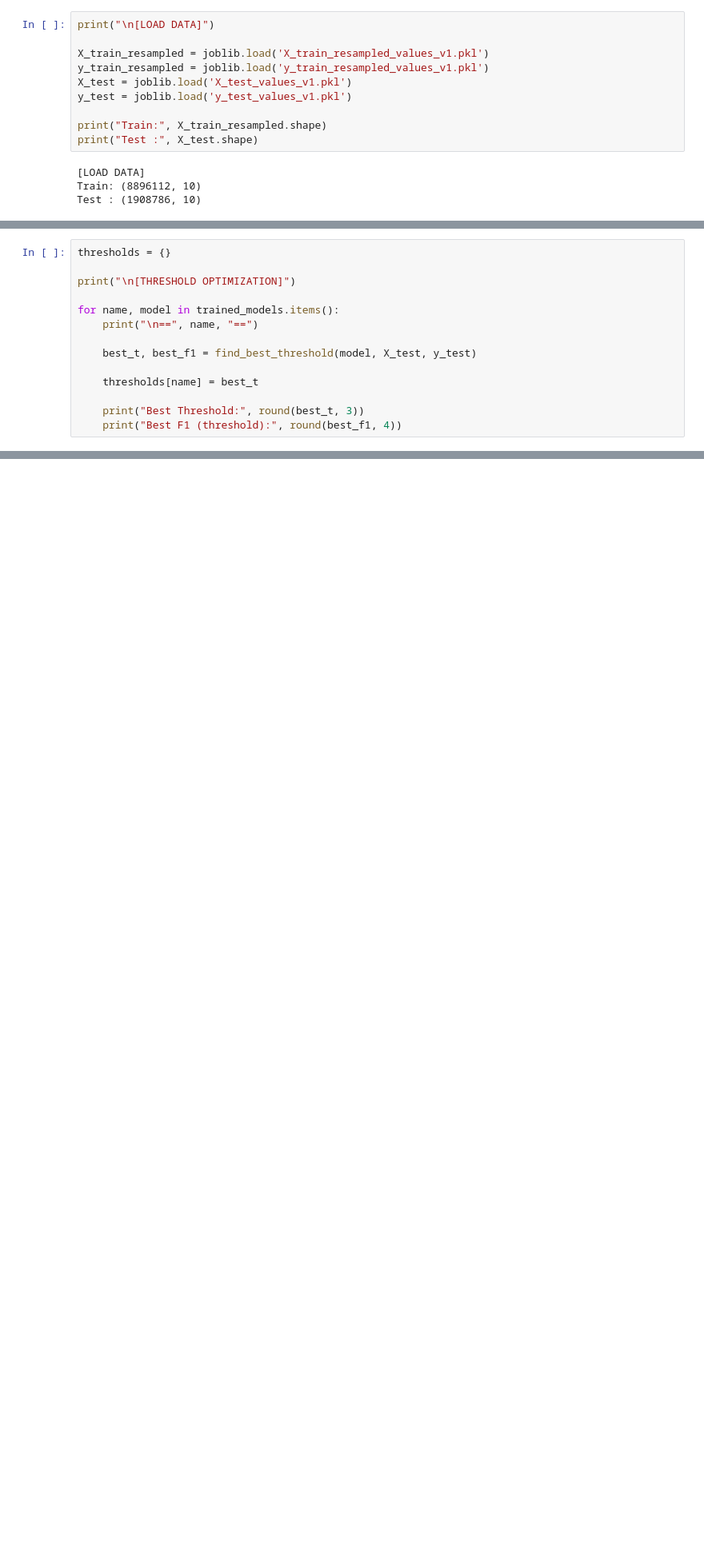
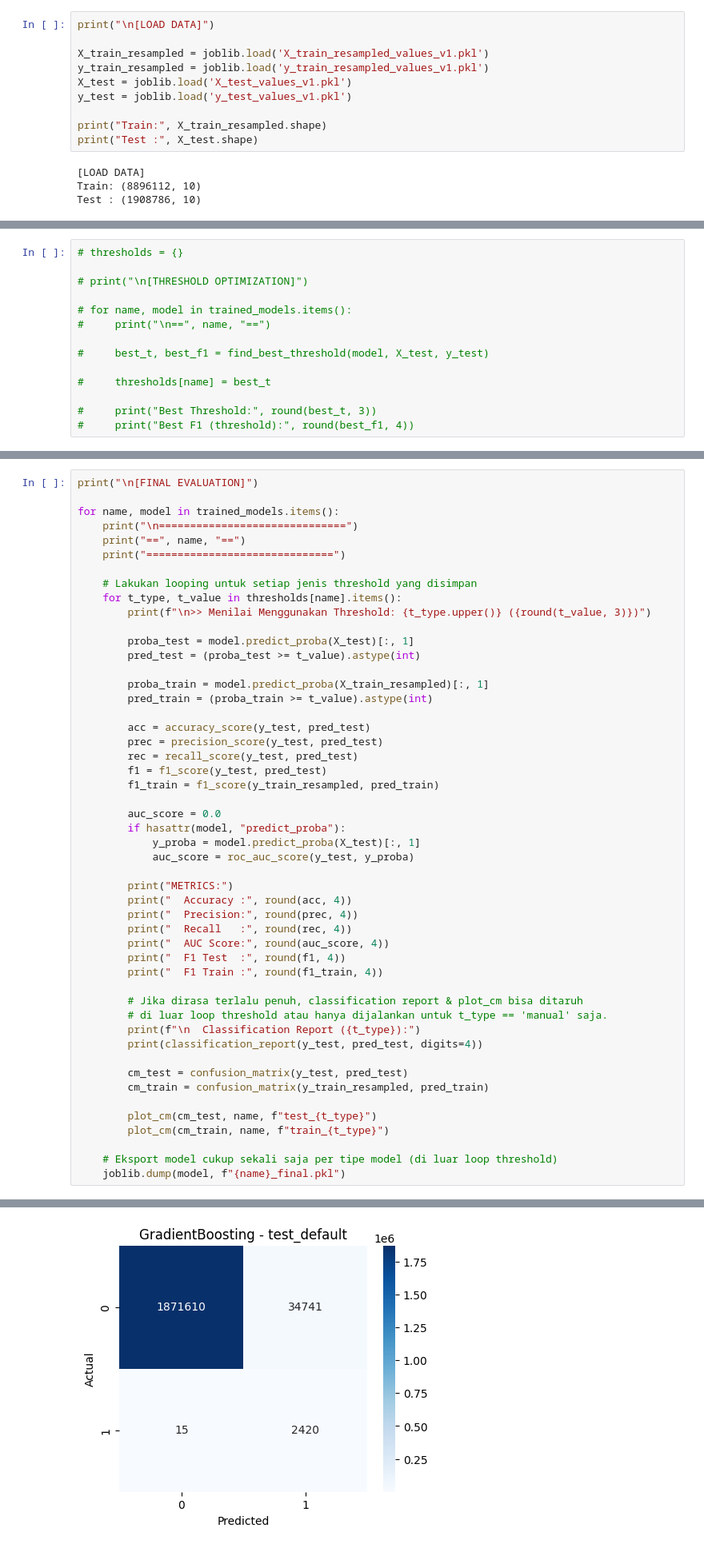
Before and after one commit to kheqzz/colab, a Jupyter notebook: usulan_boosting.ipynb, the cells around one changed output, grey strips where cells are left out. Shown at 80% size. Drawn from its saved outputs; the diff is of its cells as text; blank space fills up the shorter version.

```diff
--- a/usulan_boosting.ipynb
+++ b/usulan_boosting.ipynb
@@ -267,14 +318,14 @@ def find_best_threshold(model, X, y):
 # %%
-thresholds = {}
+# thresholds = {}
 
-print("\n[THRESHOLD OPTIMIZATION]")
+# print("\n[THRESHOLD OPTIMIZATION]")
 
-for name, model in trained_models.items():
-    print("\n==", name, "==")
+# for name, model in trained_models.items():
+#     print("\n==", name, "==")
 
-    best_t, best_f1 = find_best_threshold(model, X_test, y_test)
+#     best_t, best_f1 = find_best_threshold(model, X_test, y_test)
 
-    thresholds[name] = best_t
+#     thresholds[name] = best_t
 
-    print("Best Threshold:", round(best_t, 3))
-    print("Best F1 (threshold):", round(best_f1, 4))
+#     print("Best Threshold:", round(best_t, 3))
+#     print("Best F1 (threshold):", round(best_f1, 4))
@@ -393,0 +430,51 @@ weighted avg     0.9996    0.9996    0.9996   1908786
+# %%
+print("\n[FINAL EVALUATION]")
+
+for name, model in trained_models.items():
+    print("\n==============================")
+    print("==", name, "==")
+    print("==============================")
+
+    # Lakukan looping untuk setiap jenis threshold yang disimpan
+    for t_type, t_value in thresholds[name].items():
+        print(f"\n>> Menilai Menggunakan Threshold: {t_type.upper()} ({round(t_value, 3)})")
+
+        proba_test = model.predict_proba(X_test)[:, 1]
+        pred_test = (proba_test >= t_value).astype(int)
+
+        proba_train = model.predict_proba(X_train_resampled)[:, 1]
+        pred_train = (proba_train >= t_value).astype(int)
+
+        acc = accuracy_score(y_test, pred_test)
+        prec = precision_score(y_test, pred_test)
+        rec = recall_score(y_test, pred_test)
+        f1 = f1_score(y_test, pred_test)
+        f1_train = f1_score(y_train_resampled, pred_train)
+
+        auc_score = 0.0
+        if hasattr(model, "predict_proba"):
+            y_proba = model.predict_proba(X_test)[:, 1]
+            auc_score = roc_auc_score(y_test, y_proba)
+
+        print("METRICS:")
+        print("  Accuracy :", round(acc, 4))
+        print("  Precision:", round(prec, 4))
+        print("  Recall   :", round(rec, 4))
+        print("  AUC Score:", round(auc_score, 4))
+        print("  F1 Test  :", round(f1, 4))
+        print("  F1 Train :", round(f1_train, 4))
+
+        # Jika dirasa terlalu penuh, classification report & plot_cm bisa ditaruh
+        # di luar loop threshold atau hanya dijalankan untuk t_type == 'manual' saja.
+        print(f"\n  Classification Report ({t_type}):")
+        print(classification_report(y_test, pred_test, digits=4))
+
+        cm_test = confusion_matrix(y_test, pred_test)
+        cm_train = confusion_matrix(y_train_resampled, pred_train)
+
+        plot_cm(cm_test, name, f"test_{t_type}")
+        plot_cm(cm_train, name, f"train_{t_type}")
+
+    # Eksport model cukup sekali saja per tipe model (di luar loop threshold)
+    joblib.dump(model, f"{name}_final.pkl")
+# %% [output]
@@ -393,0 +498 @@ weighted avg     0.9996    0.9996    0.9996   1908786
+[figure, added]
```
Also changed, not shown: parts of 9 cells of this notebook, 1 other file.
